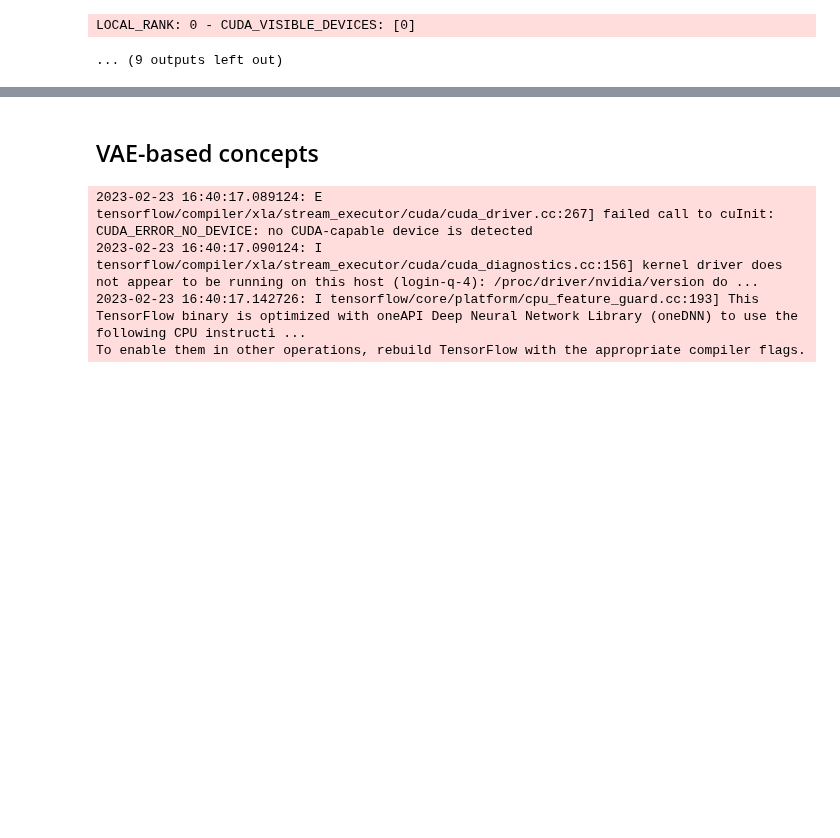
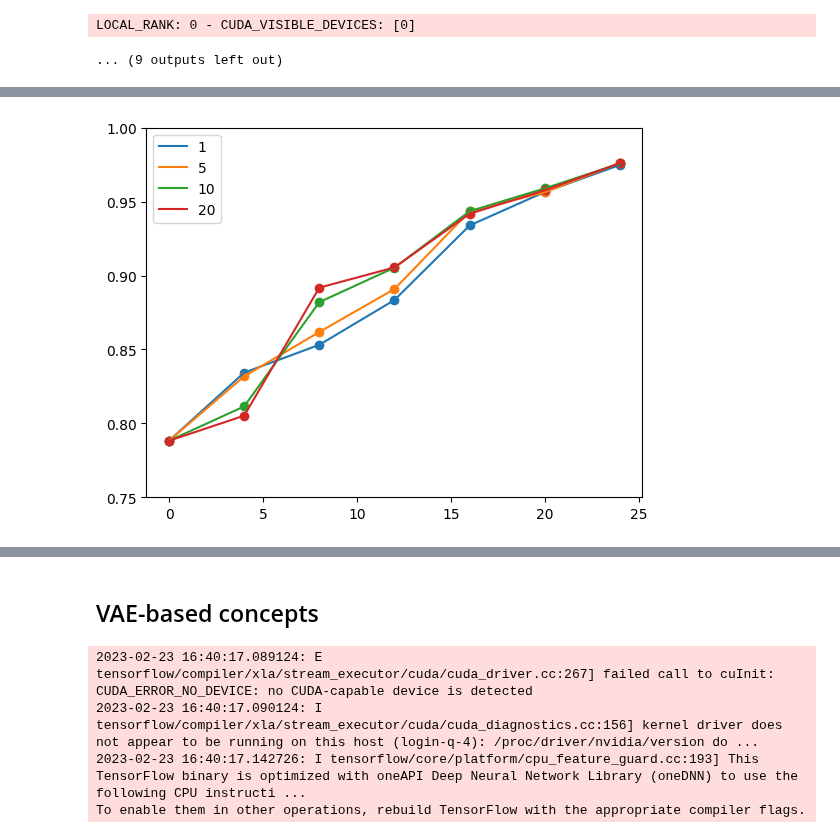
Before and after one commit to naveenr414/Concept-Learning, a Jupyter notebook: scripts/cem_scripts/CEM Intervention Experiments.ipynb, the cells around one changed output, grey strips where cells are left out. Cells and saved outputs as stored; diff of their text form; code cells hidden in the pictures; blank space fills up the shorter version.

```diff
--- a/scripts/cem_scripts/CEM Intervention Experiments.ipynb
+++ b/scripts/cem_scripts/CEM Intervention Experiments.ipynb
@@ -515,0 +461,10 @@ b[0]
+# %%
+results_by_indices = {}
+for num_indices in [1,5,10,15,20]:
+    results_temp = {}
+    for seed in [43,44,45]:
+        related_temp = get_related_scores(np.load(open("concept_vectors/shapley_{}.npy".format(seed),"rb")),num_indices=num_indices)
+        results_seed = get_results(related_temp,trials=1)
+        results_temp = add_result(results_temp,results_seed)
+    results_by_indices[num_indices] = results_temp
+pickle.dump(results_by_indices,open("results/intervention/shapley_indices.pkl","wb"))
@@ -515,0 +487,4 @@ b[0]
+# %%
+plot_all_results([results_by_indices[i] for i in [1,5,10,20]],["1","5","10","20"])
+# %% [output]
+[figure, added]
```
Also changed, not shown: parts of 21 cells of this notebook, 18 other files.
